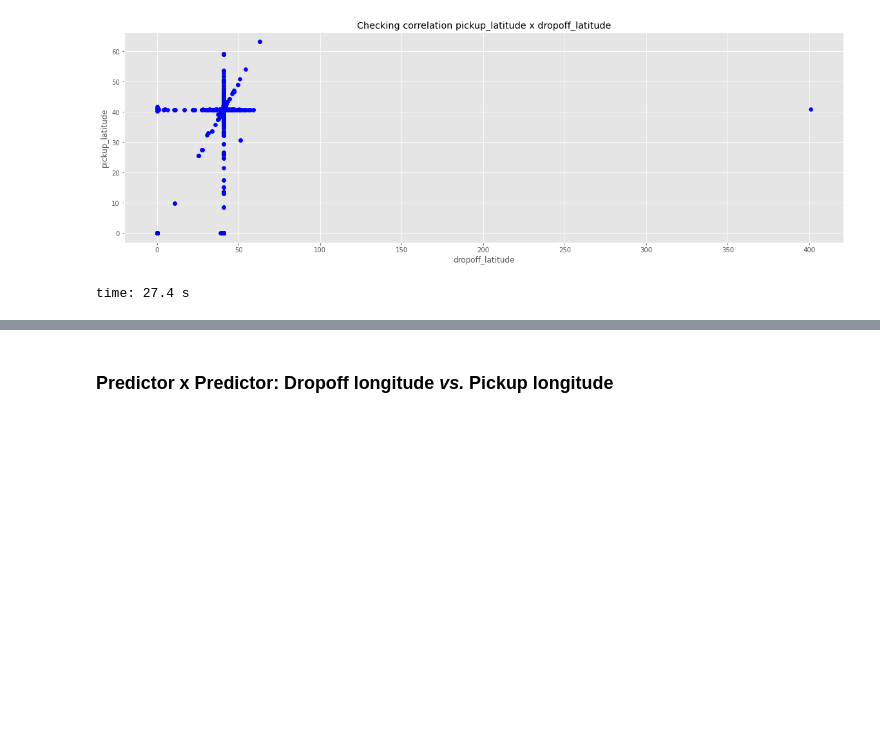
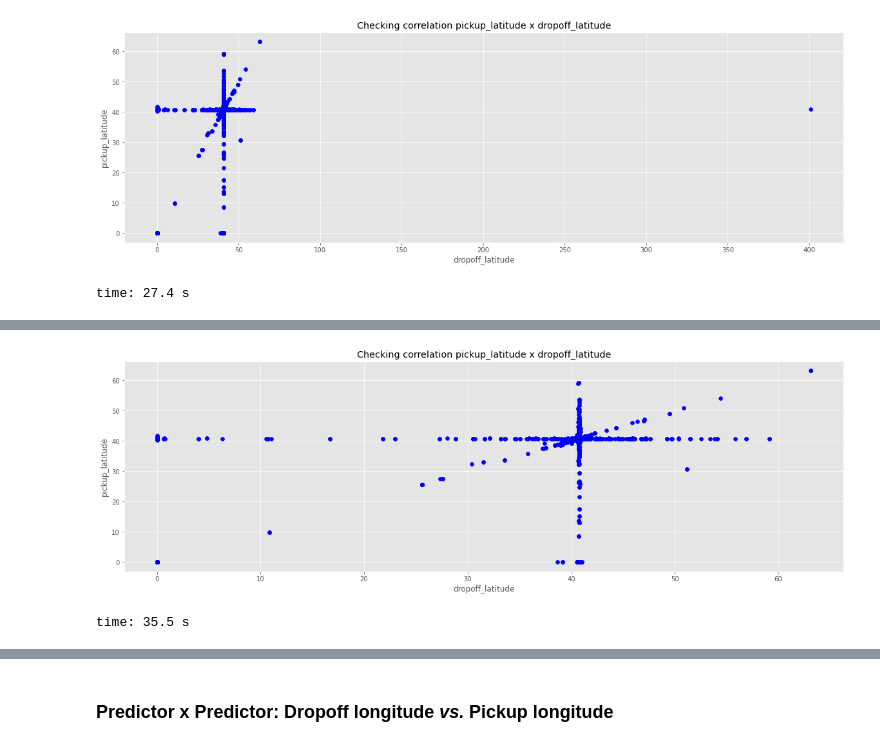
Before and after one commit to isis-santos-costa/99_Challenge, a Jupyter notebook: 99__EDA.ipynb, the cells around one changed output, grey strips where cells are left out. Cells and saved outputs as stored; diff of their text form; code cells hidden in the pictures; blank space fills up the shorter version.

```diff
--- a/99__EDA.ipynb
+++ b/99__EDA.ipynb
@@ -577,0 +612,3 @@ time: 27.4 s
+# %%
+df['dropoff_latitude'] = df.loc[df['dropoff_latitude'] <= 90, 'dropoff_latitude']
+df['dropoff_latitude'].describe()
@@ -577,0 +647,13 @@ time: 27.4 s
+# %%
+# Checking correlation Dropoff latitude x Pickup latitude
+x, y = df['dropoff_latitude'], df['pickup_latitude']
+
+plt.figure(figsize=(20, 6))
+plt.scatter(x, y, c='blue')
+plt.title('Checking correlation '+ y.name + ' x '+ x.name)
+plt.xlabel(x.name)
+plt.ylabel(y.name)
+plt.show()
+# %% [output]
+[figure, added]
+time: 35.5 s
```
Also changed, not shown: parts of 59 cells of this notebook.
